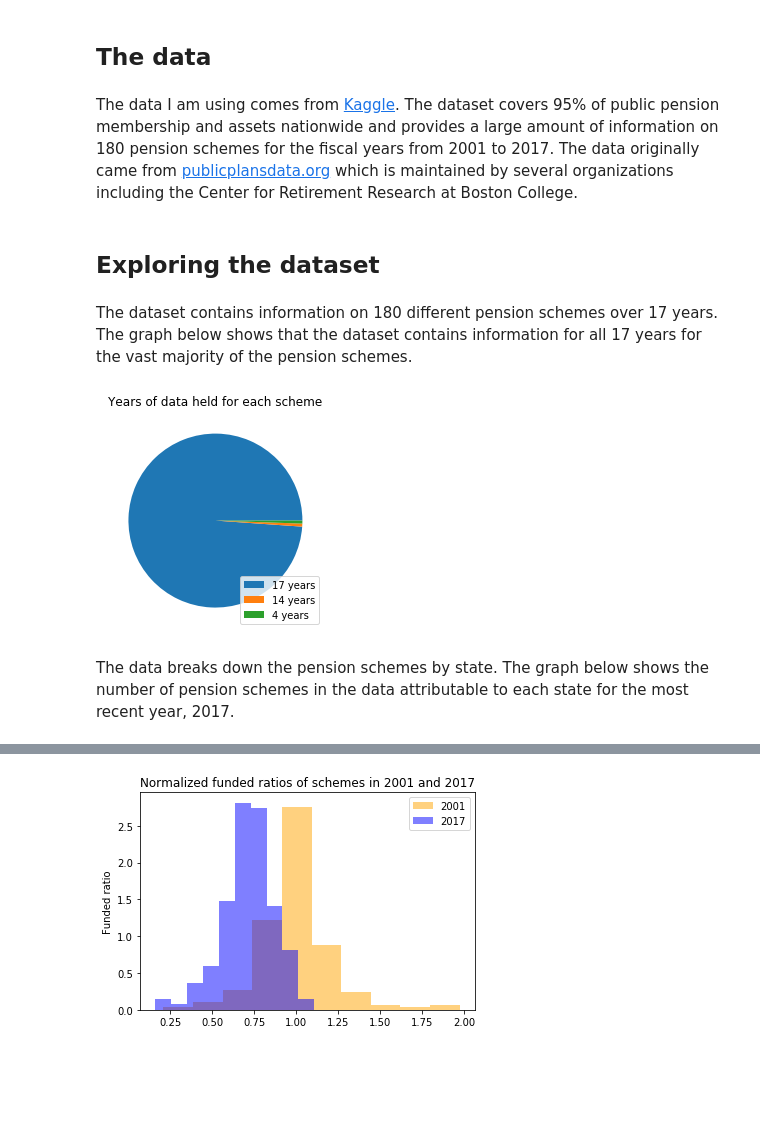
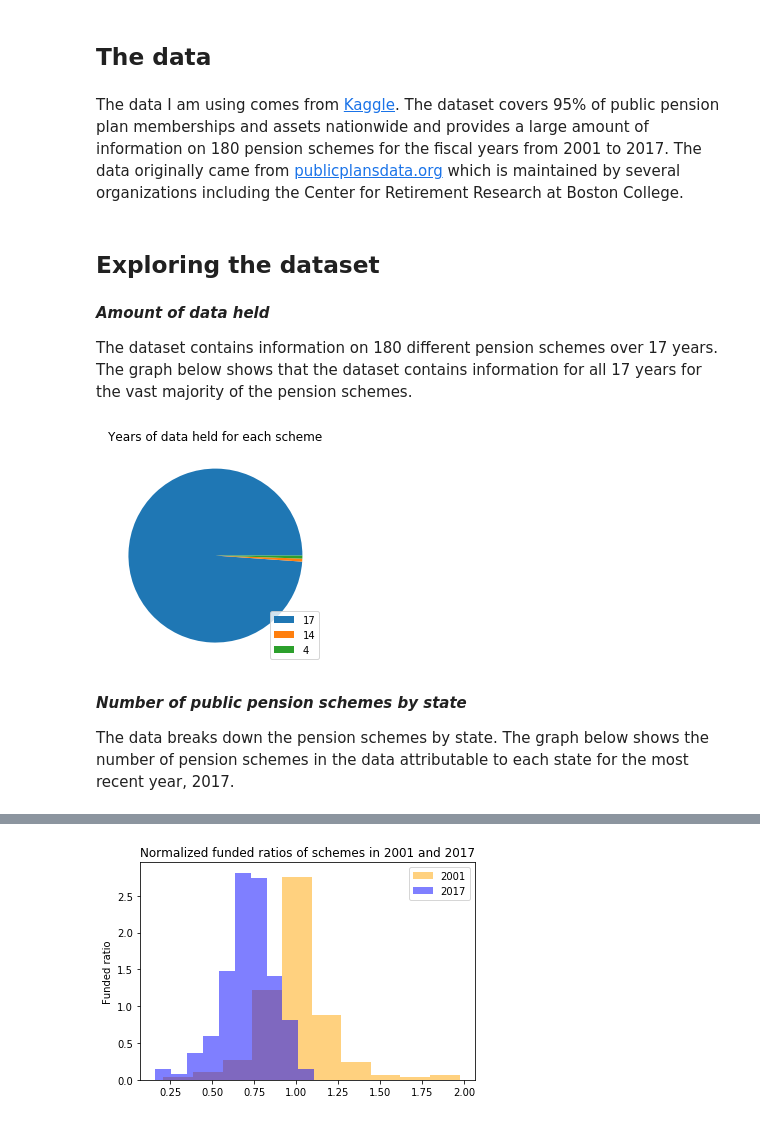
Before and after one commit to SmellsLikeCake/Thinkful-Unit4, a Jupyter notebook: Fundamentals Capstone Report.ipynb, the cells around one changed output, grey strips where cells are left out. Drawn from its saved outputs; the diff is of its cells as text; code cells hidden in the pictures; blank space fills up the shorter version.

```diff
--- a/Fundamentals Capstone Report.ipynb
+++ b/Fundamentals Capstone Report.ipynb
@@ -5,7 +13,7 @@ It is sometimes reported in the news that the U.S. is facing a pensions crisis.
 # %% [markdown]
 ## The data
 # %% [markdown]
-The data I am using comes from [Kaggle](https://www.kaggle.com/meepbobeep/us-public-pensions-data-fiscal-years-20012016/version/6#PPD_PlanLevel.csv). The dataset covers 95% of public pension membership and assets nationwide and provides a large amount of information on 180 pension schemes for the fiscal years from 2001 to 2017. The data originally came from [publicplansdata.org](publicplansdata.org) which is maintained by several organizations including the Center for Retirement Research at Boston College.
+The data I am using comes from [Kaggle](https://www.kaggle.com/meepbobeep/us-public-pensions-data-fiscal-years-20012016/version/6#PPD_PlanLevel.csv). The dataset covers 95% of public pension plan memberships and assets nationwide and provides a large amount of information on 180 pension schemes for the fiscal years from 2001 to 2017. The data originally came from [publicplansdata.org](publicplansdata.org) which is maintained by several organizations including the Center for Retirement Research at Boston College.
 # %% [markdown]
 ## Exploring the dataset
 # %%
@@ -16,17 +24,22 @@ import matplotlib.pyplot as plt
 # %%
 pensions = pd.read_csv("~/Documents/Thinkful/Unit4/PPD_PlanLevel.csv.zip", compression = 'zip')
 # %% [markdown]
+<i><b>Amount of data held</b></i>
+
 The dataset contains information on 180 different pension schemes over 17 years. The graph below shows that the dataset contains information for all 17 years for the vast majority of the pension schemes.
 # %%
 num_yrs = pensions.PlanName.value_counts()
 count_num_yrs = num_yrs.value_counts()
+num_labels = list(count_num_yrs.index)
 plt.pie(count_num_yrs)
 plt.title("Years of data held for each scheme")
-plt.legend(["17 years", "14 years", "4 years"], loc='lower right')
+plt.legend(num_labels, loc='lower right')
 plt.show()
 # %% [output]
-[figure, old version]
+[figure, new version]
 # %% [markdown]
+<i><b>Number of public pension schemes by state</b></i>
+
 The data breaks down the pension schemes by state. The graph below shows the number of pension schemes in the data attributable to each state for the most recent year, 2017.
 # %%
 pensions_2017 = pensions.loc[pensions['fy'] == 2017,]
```
Also changed, not shown: parts of 22 cells of this notebook.
